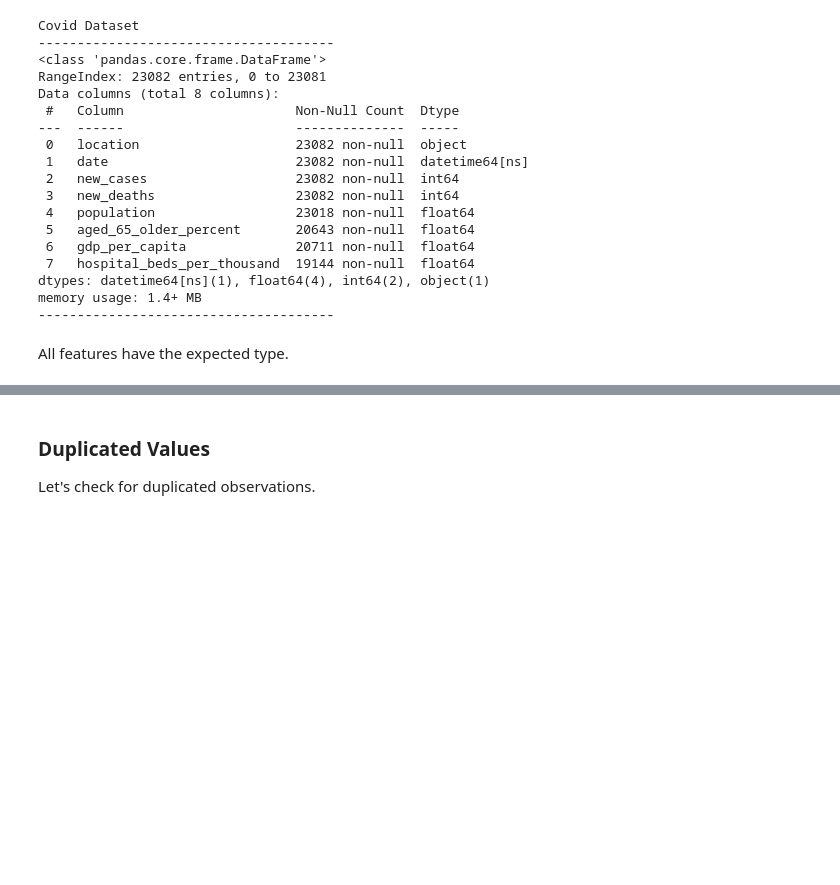
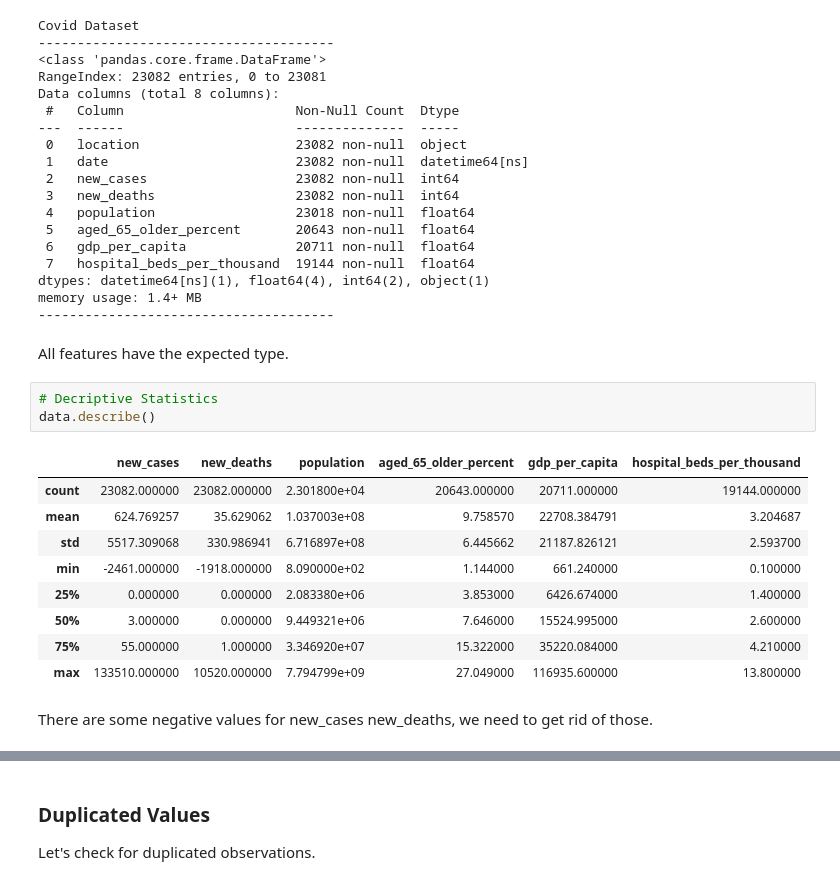
Before and after one commit to caiocvelasco/covid-data-analysis, a Jupyter notebook: covid-data-analysis.ipynb, the cells around one changed output, grey strips where cells are left out. Drawn from its saved outputs; the diff is of its cells as text; blank space fills up the shorter version.

```diff
--- a/covid-data-analysis.ipynb
+++ b/covid-data-analysis.ipynb
@@ -241,3 +247,18 @@ memory usage: 1.4+ MB
 --------------------------------------
 # %% [markdown]
 All features have the expected type.
+# %%
+# Decriptive Statistics
+data.describe()
+# %% [output]
+|  | new_cases | new_deaths | population | aged_65_older_percent | gdp_per_capita | hospital_beds_per_thousand |
+| count | 23082.000000 | 23082.000000 | 2.301800e+04 | 20643.000000 | 20711.000000 | 19144.000000 |
+| mean | 624.769257 | 35.629062 | 1.037003e+08 | 9.758570 | 22708.384791 | 3.204687 |
+| std | 5517.309068 | 330.986941 | 6.716897e+08 | 6.445662 | 21187.826121 | 2.593700 |
+| min | -2461.000000 | -1918.000000 | 8.090000e+02 | 1.144000 | 661.240000 | 0.100000 |
+| 25% | 0.000000 | 0.000000 | 2.083380e+06 | 3.853000 | 6426.674000 | 1.400000 |
+| 50% | 3.000000 | 0.000000 | 9.449321e+06 | 7.646000 | 15524.995000 | 2.600000 |
+| 75% | 55.000000 | 1.000000 | 3.346920e+07 | 15.322000 | 35220.084000 | 4.210000 |
+| max | 133510.000000 | 10520.000000 | 7.794799e+09 | 27.049000 | 116935.600000 | 13.800000 |
+# %% [markdown]
+There are some negative values for new_cases new_deaths, we need to get rid of those.
```
Also changed, not shown: parts of 18 cells of this notebook.
